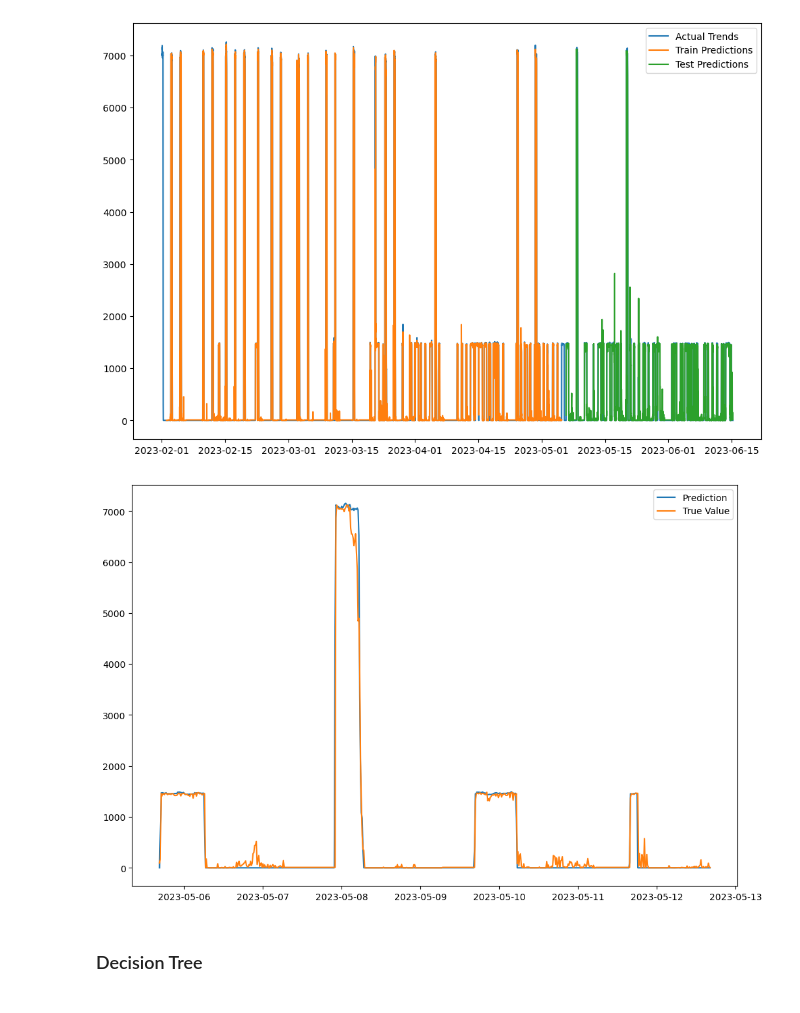
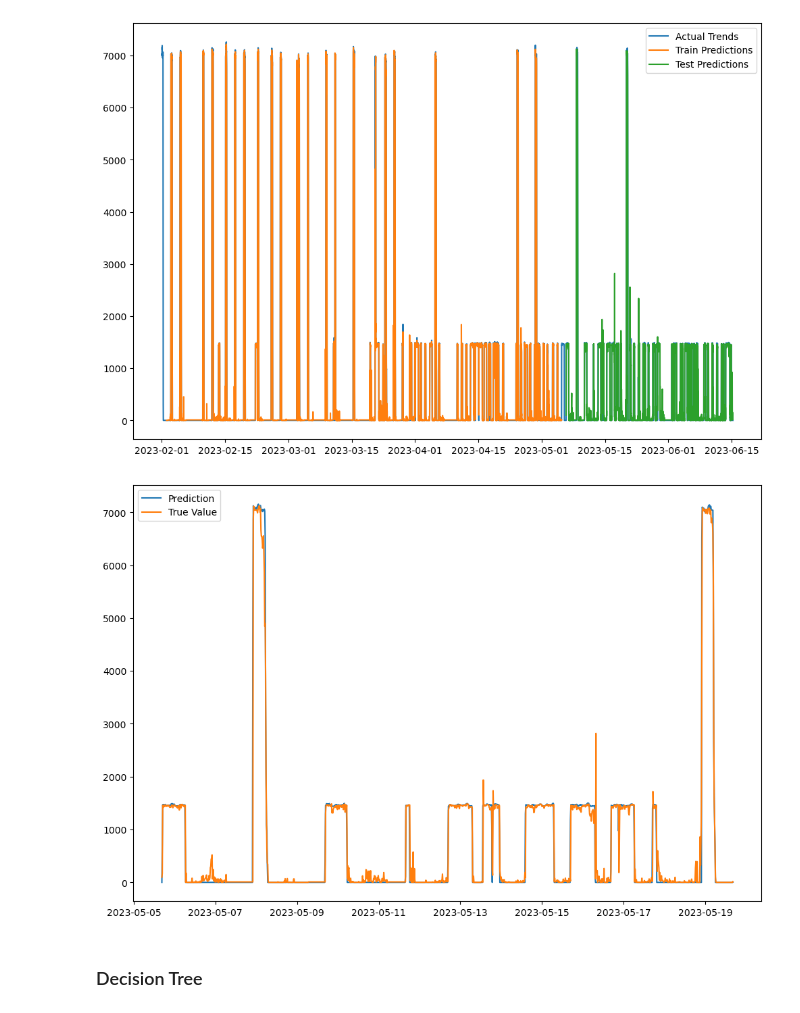
Before and after one commit to Clement-Quaye/EV-Analysis-and-the-Energy-Transition, a Jupyter notebook: Models/EV_Model - Univariate.ipynb, the cells around one changed output. Saved outputs shown, nothing was run; the diff lists cells and outputs as text; code cells hidden in the pictures.

Commit message:
Using a 25% split ratio

```diff
--- a/Models/EV_Model - Univariate.ipynb
+++ b/Models/EV_Model - Univariate.ipynb
@@ -104,7 +118,7 @@ axes = ax.get_xticklabels()
 # %% [markdown]
 ### Data Preproccessing
 # %%
-def data_preprocess(data, minute_interval='15T', split_ratio=0.7, initialize_scale=True, scaler=None):
+def data_preprocess(data, minute_interval='15T', split_ratio=0.25, initialize_scale=True, scaler=None):
 
     #Refactor to 15-min interval
     df_resampled = data.resample(minute_interval).mean()
@@ -252,9 +266,9 @@ plot_predictions(df12_scaled, train_predict, test_predict, 96, scaler)
 # %% [output]
 [figure]
 # %%
-new_plot(test_actual, test_predict, df12_resampled, num_day=7)
+new_plot(test_actual, test_predict, df12_resampled, num_day=14)
 # %% [output]
-[figure, old version]
+[figure, new version]
 # %% [markdown]
 ### Decision Tree
 # %%
```
Also changed, not shown: parts of 1 cell of this notebook.
